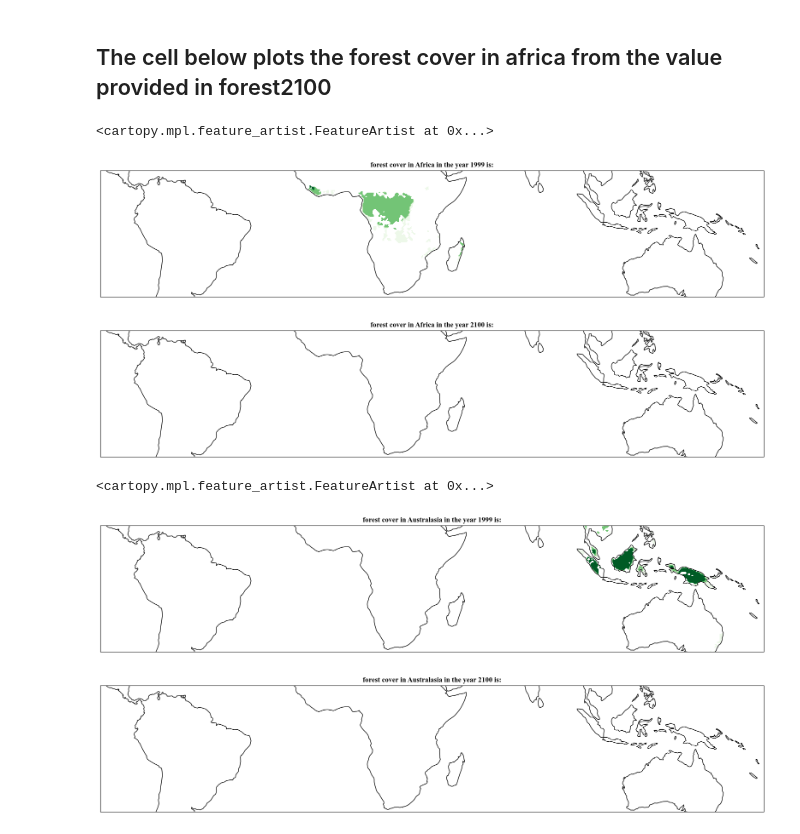
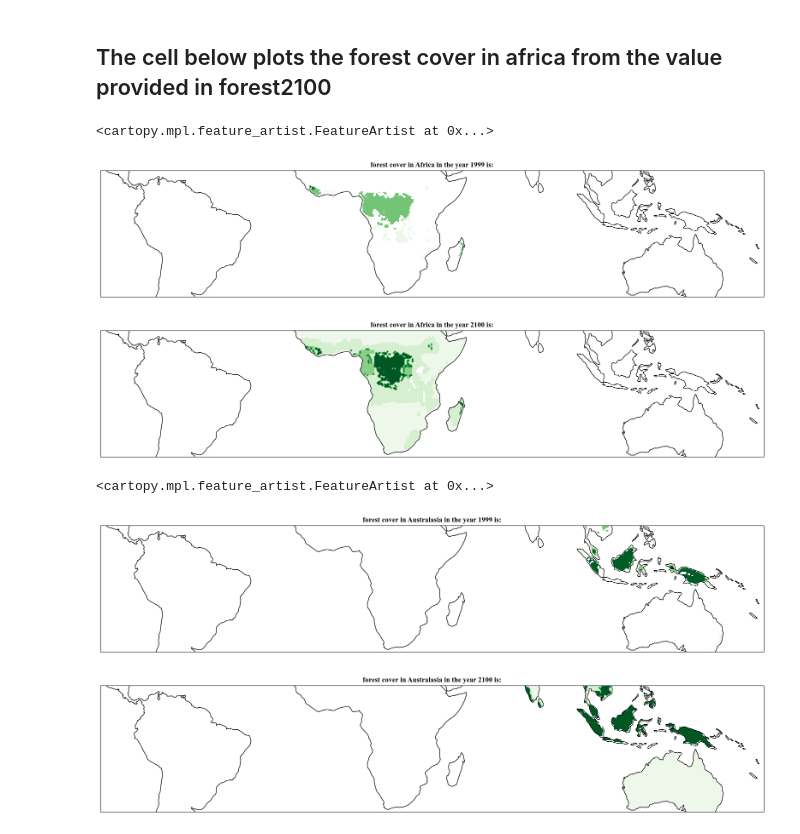
Before and after one commit to TheoHanon/Modeling, a Jupyter notebook: Part2/2023P2Q3_Coding.ipynb, the cells around one changed output. Cells and saved outputs as stored; diff of their text form; code cells hidden in the pictures.

```diff
--- a/Part2/2023P2Q3_Coding.ipynb
+++ b/Part2/2023P2Q3_Coding.ipynb
@@ -128,13 +132,17 @@ lons_au = [60, 160] # Australia coordinates (longitude range)
 # Here compute the forest cover in south america, given the rainfall amount at 2100 and the hysterisis/equilibrium curve fixedpointdata_southamerica
 # Place the computed forest cover in the variable named 'forest2100'
 
-row,col=rainfall2100.shape
-rainfall2100_america=np.full((row,col),np.nan)
+forest2100=np.full((row,col),np.nan)
 for i in range (row):
     for j in range(col):
         if(lons_sa[0]<=lons[j]<=lons_sa[1]):
-            rainfall2100_america[i,j]=rainfall2100[i,j]
-forest2100=np.full((row,col),np.nan)
-
+            if(math.isnan(rainfall2100[i,j])==False):
+                rainfall=round_rainfall(rainfall2100[i,j])
+                T_arr=give_T_from_R(rainfall,fixedpointdata_southamerica)
+                if(len(T_arr)==1):
+                    forest2100[i,j]=T_arr[0]
+                else:
+                    T_init=forest1999[i,j] # we consider 1999 as the initial time
+                    forest2100[i,j] = T_arr[np.abs(T_arr - T_init).argmin()] # stable equilibrium which is the closest to the intial value of T
 
 # NOTE: for computing the forest cover of south america, ignore what happens to the rest of the world. i.e., the rest-of-the-world map forest cover can be zeros or nan values
@@ -173,12 +179,18 @@ ax.coastlines()
 # Here compute the forest cover in africa, given the rainfall amount at 2100 and the hysterisis/equilibrium curve fixedpointdata_africa
 # Place the computed forest cover in the variable named 'forest2100'
 
-
-
-
-
-
-
+forest2100=np.full((row,col),np.nan)
+for i in range (row):
+    for j in range(col):
+        if(lons_af[0]<=lons[j]<=lons_af[1]):
+            if(math.isnan(rainfall2100[i,j])==False):
+                rainfall=round_rainfall(rainfall2100[i,j])
+                T_arr=give_T_from_R(rainfall,fixedpointdata_africa)
+                if(len(T_arr)==1):
+                    forest2100[i,j]=T_arr[0]
+                else:
+                    T_init=forest1999[i,j] # we consider 1999 as the initial time
+                    forest2100[i,j] = T_arr[np.abs(T_arr - T_init).argmin()] # stable equilibrium which is the closest to the intial value of T
 
 # NOTE: for computing the forest cover of africa, ignore what happens to the rest of the world. . i.e., the rest-of-the-world map forest cover can be zeros or nan values
 # %% [markdown]
@@ -186,29 +198,29 @@ ax.coastlines()
 # %%
 forest1999_africa=np.full((row,col),np.nan)
 mask = np.logical_and(lons >= lons_af[0], lons <= lons_af[1])
 forest1999_africa[:, mask] = forest1999[:, mask]
 
 # Forest cover in 1999 in africa
 fig = plt.figure(figsize=(20, 20))
 ax = plt.axes(projection=ccrs.PlateCarree())
 ax.set_extent([min(lons), max(lons), min(lats) , max(lats)], crs=ccrs.PlateCarree())
 cs=plt.contourf(lons, lats, forest1999_africa, cmap='Greens')
 #fig.colorbar(cs)
 plt.title('forest cover in Africa in the year 1999 is:', fontname="Times New Roman", fontweight="bold")
 ax.coastlines()
 
 # Forest cover in 2100 in africa
 fig = plt.figure(figsize=(20, 20))
 ax = plt.axes(projection=ccrs.PlateCarree())
 ax.set_extent([min(lons), max(lons), min(lats) , max(lats)], crs=ccrs.PlateCarree())
-cs=plt.contourf(lons, lats, forest2100, cmap='Reds', vmin=0, vmax=80)
+cs=plt.contourf(lons, lats, forest2100, cmap='Greens', vmin=0, vmax=80)
 #fig.colorbar(cs)
 plt.title('forest cover in Africa in the year 2100 is:', fontname="Times New Roman", fontweight="bold")
 ax.coastlines()
 # %% [output]
 <cartopy.mpl.feature_artist.FeatureArtist at 0x...>
 [figure]
-[figure, old version]
+[figure, new version]
 # %%
 # Here compute the forest cover in australia+asia (australasia), given the rainfall amount at 2100 and the hysterisis/equilibrium curve fixedpointdata_aus
 # Place the computed forest cover in the variable named 'forest2100'
@@ -239,11 +257,11 @@ ax.coastlines()
 fig = plt.figure(figsize=(20, 20))
 ax = plt.axes(projection=ccrs.PlateCarree())
 ax.set_extent([min(lons), max(lons), min(lats) , max(lats)], crs=ccrs.PlateCarree())
-cs=plt.contourf(lons, lats, forest2100, cmap='Reds', vmin=0, vmax=80)
+cs=plt.contourf(lons, lats, forest2100, cmap='Greens', vmin=0, vmax=80)
 #fig.colorbar(cs)
 plt.title('forest cover in Australasia in the year 2100 is:', fontname="Times New Roman", fontweight="bold")
 ax.coastlines()
 # %% [output]
 <cartopy.mpl.feature_artist.FeatureArtist at 0x...>
 [figure]
-[figure, old version]
+[figure, new version]
```
Also changed, not shown: parts of 8 cells of this notebook.
